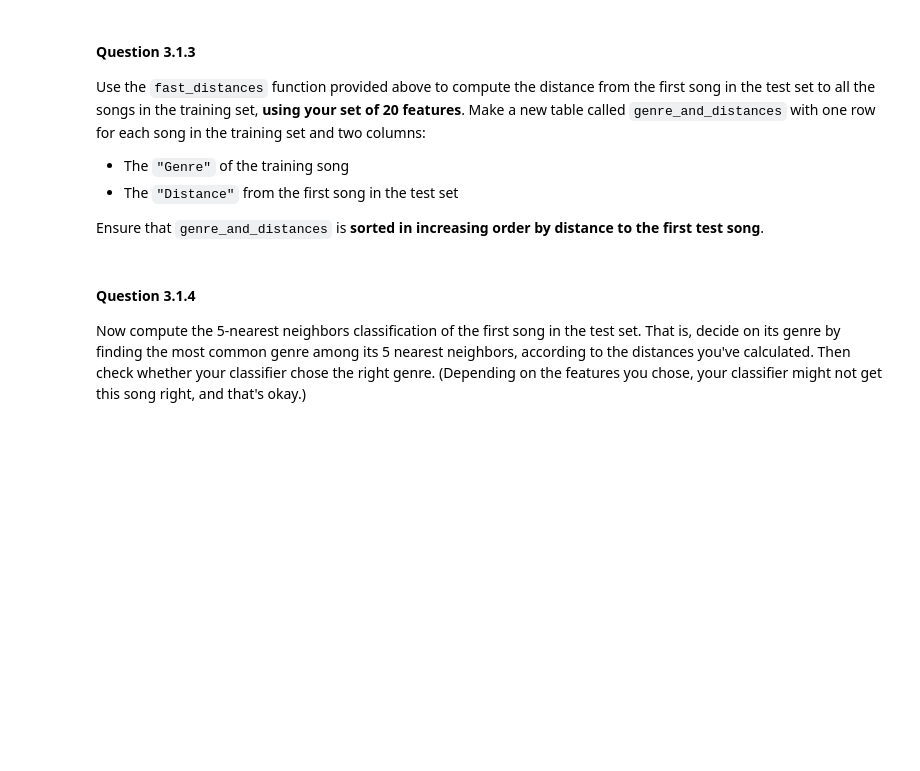
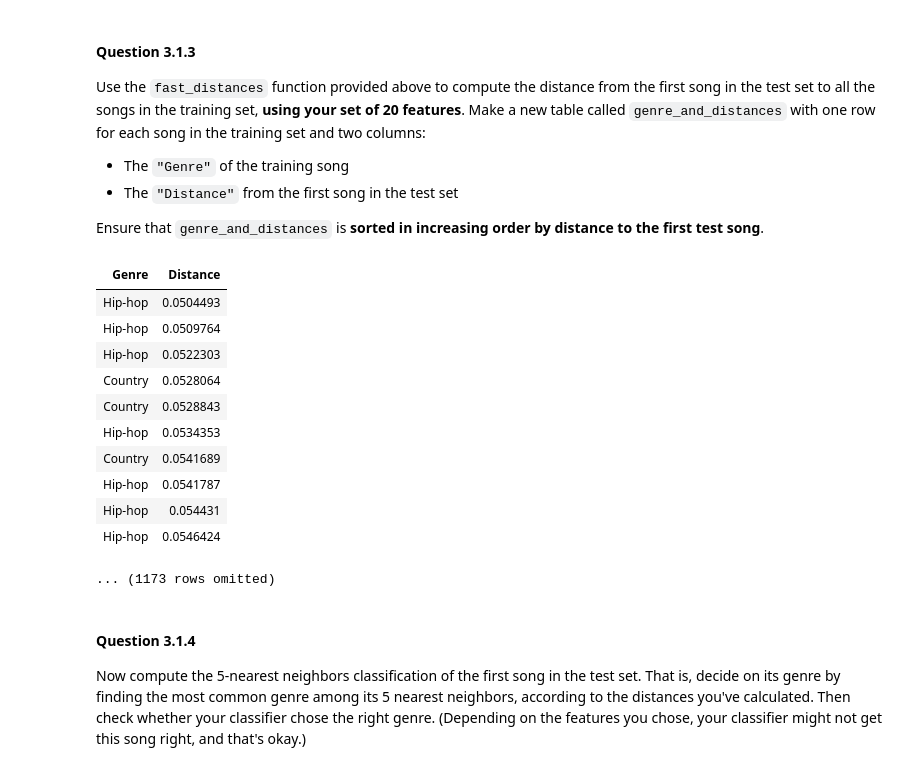
Before and after one commit to Weijun-H/data8, a Jupyter notebook: project/project3/project3.ipynb, the cells around one changed output. Drawn from its saved outputs; the diff is of its cells as text; code cells hidden in the pictures; blank space fills up the shorter version.

```diff
--- a/project/project3/project3.ipynb
+++ b/project/project3/project3.ipynb
@@ -412,7 +456,7 @@ Look through the list of features (the labels of the `lyrics` table after the fi
 You might want to come back to this question later to improve your list, once you've seen how to evaluate your classifier.  The first time you answer this question, spend some time looking through the features, but not more than 15 minutes.
 # %%
 # Set my_20_features to an array of 20 features (strings that are column labels)
-my_20_features = ...
+my_20_features = country_most_common.column(0)
 
 train_20 = train_lyrics.select(my_20_features)
 test_20 = test_lyrics.select(my_20_features)
@@ -459,8 +512,23 @@ Use the `fast_distances` function provided above to compute the distance from th
 Ensure that `genre_and_distances` is **sorted in increasing order by distance to the first test song**.
 # %%
 # The staff solution took 4 lines of code.
-genre_and_distances = ...
+train_genres = train_lyrics.column("Genre")
+train_distance_from_Test0 = fast_distances(test_20.row(0), train_20)
+genre_and_distances = Table().with_columns("Genre",train_genres, "Distance", train_distance_from_Test0).sort("Distance")
 genre_and_distances
+# %% [output]
+| Genre | Distance |
+| Hip-hop | 0.0504493 |
+| Hip-hop | 0.0509764 |
+| Hip-hop | 0.0522303 |
+| Country | 0.0528064 |
+| Country | 0.0528843 |
+| Hip-hop | 0.0534353 |
+| Country | 0.0541689 |
+| Hip-hop | 0.0541787 |
+| Hip-hop | 0.054431 |
+| Hip-hop | 0.0546424 |
+... (1173 rows omitted)
 # %%
 _ = ok.grade("q3_1_3")
 # %% [markdown]
```
Also changed, not shown: parts of 24 cells of this notebook, 1 other file.
